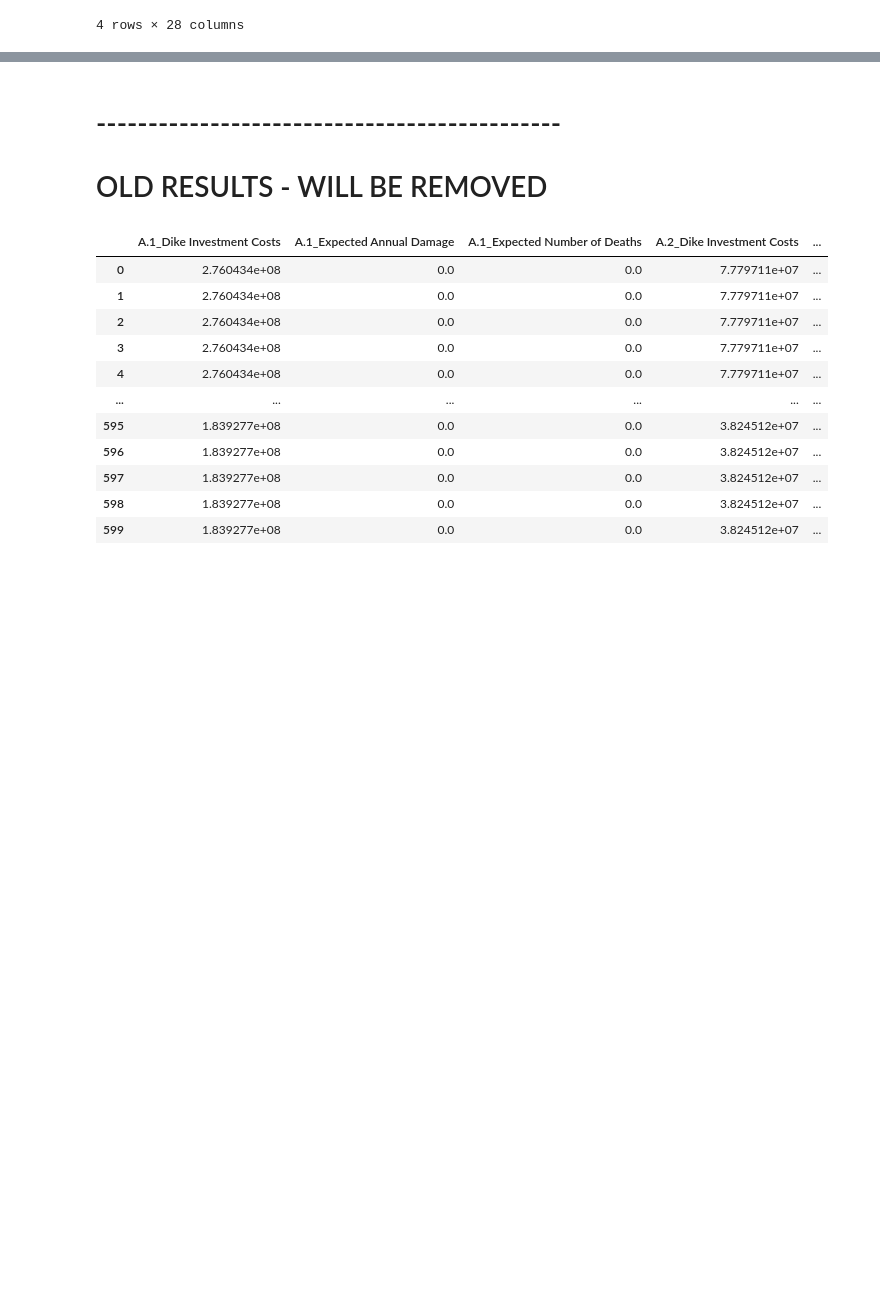
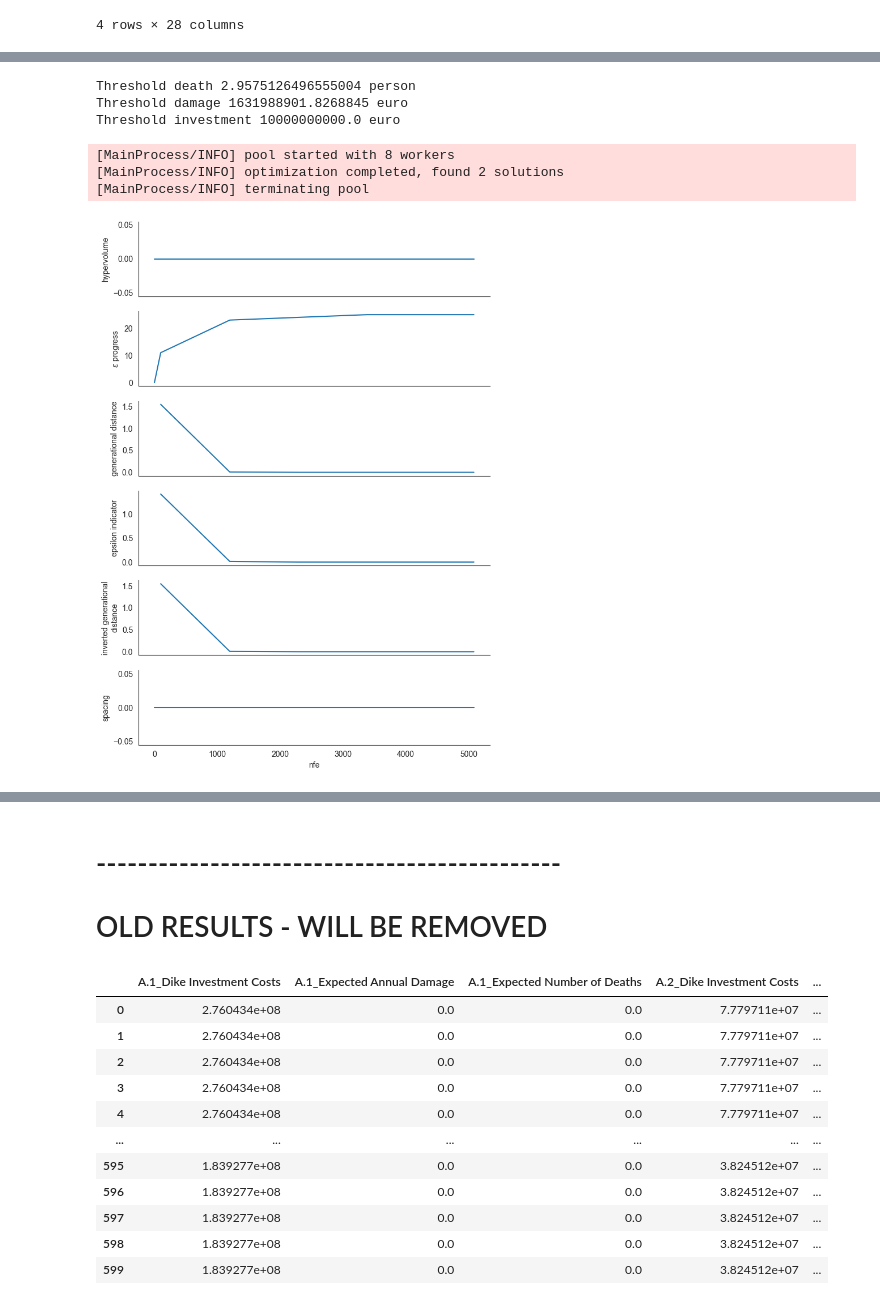
Before and after one commit to PancakeBun/epa141A_Labs_Group_Asians, a Jupyter notebook: final assignment/analysis.ipynb, the cells around one changed output, grey strips where cells are left out. Cells and saved outputs as stored; diff of their text form; code cells hidden in the pictures; blank space fills up the shorter version.

```diff
--- a/final assignment/analysis.ipynb
+++ b/final assignment/analysis.ipynb
@@ -22,7 +31,7 @@ from SALib.analyze import sobol
 
 from problem_formulation import get_model_for_problem_formulation
 # %%
-problem_formulation_id = 7
+problem_formulation_id = 6
 dike_model, planning_step = get_model_for_problem_formulation(problem_formulation_id)
 
 uncertainties = [u.name for u in dike_model.uncertainties]
@@ -422,0 +489,15 @@ using scenarios from CART results
+# %%
+q_damage = 0.90
+threshold_damage = df_outcomes['A.3_Expected Annual Damage'].quantile(q_damage)
+threshold_investment = 10e9
+
+q_death = 0.90
+threshold_death = df_outcomes['A.3_Expected Number of Deaths'].quantile(q_damage)
+
+print(f'Threshold death {threshold_death} person')
+print(f'Threshold damage {threshold_damage} euro')
+print(f'Threshold investment {threshold_investment} euro')
+# %% [output]
+Threshold death 2.9575126496555004 person
+Threshold damage 1631988901.8268845 euro
+Threshold investment 10000000000.0 euro
@@ -423,6 +596,6 @@ using scenarios from CART results
 # %%
 convergence_metrics = [ArchiveLogger(
-                        "./experiment",
+                        "experiment",
                         [l.name for l in dike_model.levers],
                         [o.name for o in dike_model.outcomes],
                         base_filename="optimize_test.tar.gz",
@@ -431,5 +604,36 @@ convergence_metrics = [ArchiveLogger(
                         ]
 
 
-constraints = [Constraint("max pollution", outcome_names="max_P",
-                          function=lambda x:max(0, x-5))]
+constraints = [Constraint("max expected number of death", outcome_names="A.3_Expected Number of Deaths",
+                          function=lambda x:max(0, x-threshold_death)),
+               Constraint("max expected annual damage", outcome_names="A.3_Expected Annual Damage",
+                          function=lambda x:max(0, x-threshold_damage)),
+               Constraint("max expected dike investment cost", outcome_names="A.3_Dike Investment Costs",
+                          function=lambda x:max(0, x-threshold_investment))]
+
+ema_logging.log_to_stderr(ema_logging.INFO)
+nfe = 5000
+with MultiprocessingEvaluator(dike_model) as evaluator:
+    results, convergence = evaluator.optimize(nfe=nfe, searchover='levers',
+                                              reference=ref_scenario,
+                                              epsilons=[0.025] * len(ooi),
+                                              convergence=convergence_metrics,
+                                              constraints=constraints)
+# %% [output]
+[MainProcess/INFO] pool started with 8 workers
+[MainProcess/INFO] optimization completed, found 2 solutions
+[MainProcess/INFO] terminating pool
+# %%
+archives = ArchiveLogger.load_archives(os.path.join('experiment', 'optimize_test.tar.gz'))
+for key in archives.keys():
+    archives[key] = archives[key].drop(columns='Unnamed: 0')
+    archives[key] = archives[key].rename(columns={ x: 'z_' + "_".join(x.split(" ")) for x in archives[key].columns})
+    archives[key] = archives[key].rename(columns={ x: x.replace('.', 'z') for x in archives[key].columns})
+reference_set = archives[max(archives.keys())] # this is the final archive
+
+metrics = calculate_metrics(archives, reference_set)
+plot_metrics(metrics, convergence)
+
+plt.show()
+# %% [output]
+[figure, added]
```
Also changed, not shown: parts of 12 cells of this notebook, 4 other files.
